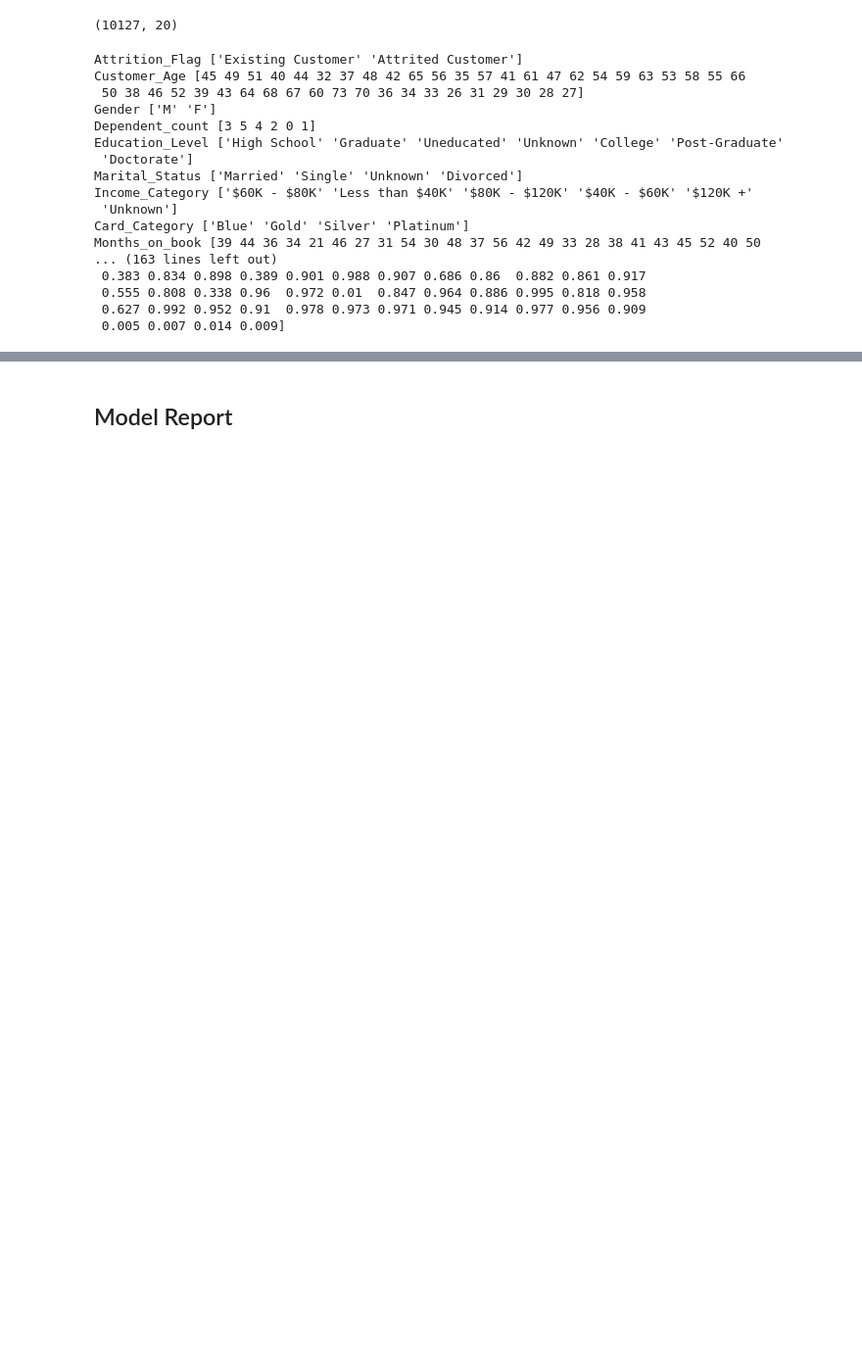
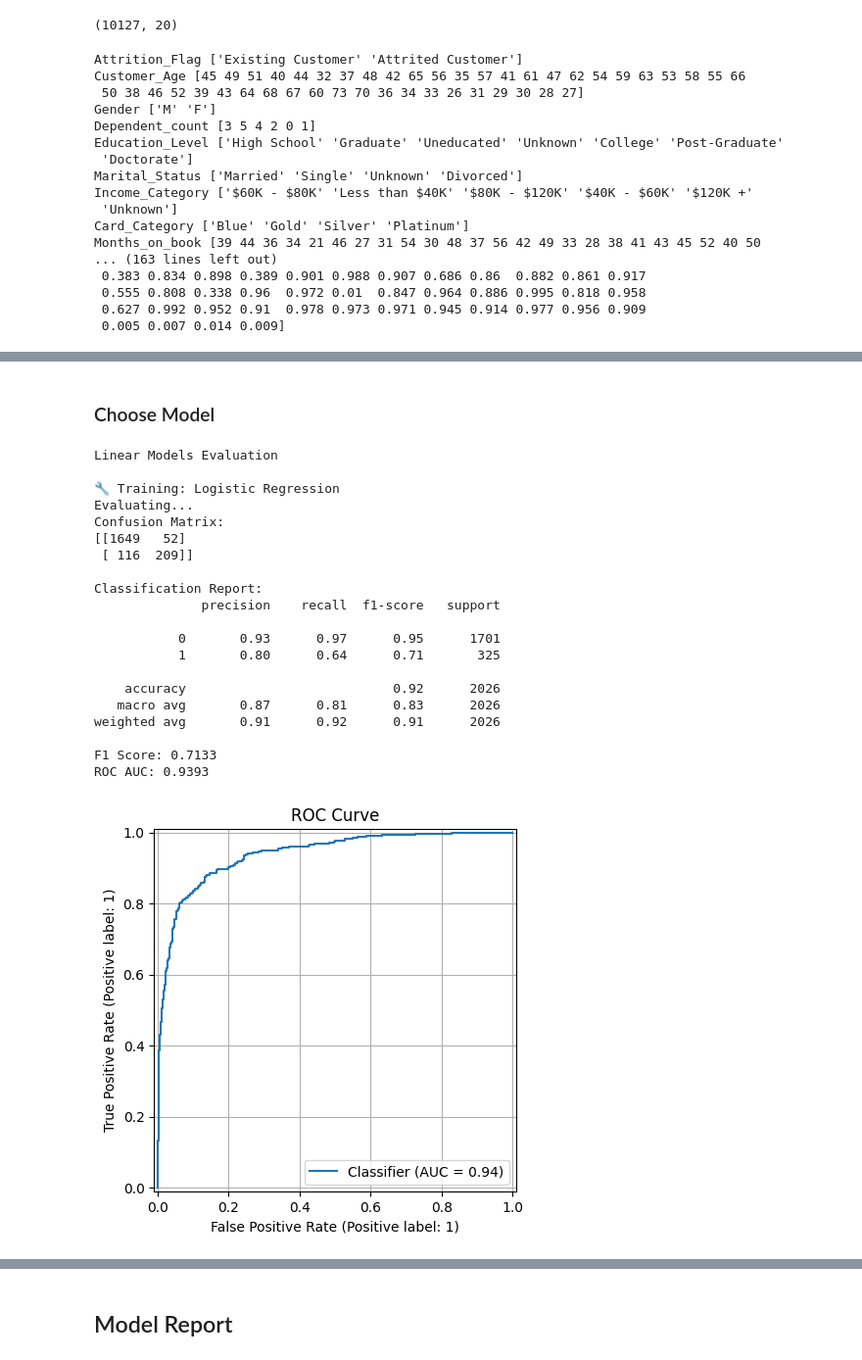
Before and after one commit to Amogh9341/Credit_Card_Churn, a Jupyter notebook: notebooks/Modelling.ipynb, the cells around one changed output, grey strips where cells are left out. Shown: that part at 98% size. Saved outputs shown, nothing was run; the diff lists cells and outputs as text; code cells hidden in the pictures; blank space fills up the shorter version.

Commit message:
done with modelling, this doesn't need scaler, but feature order not sorted yet

```diff
--- a/notebooks/Modelling.ipynb
+++ b/notebooks/Modelling.ipynb
@@ -216,0 +155,2 @@ LGBMClassifier(class_weight='balanced', learning_rate=0.05, n_estimators=200,
+# %%
+df.replace({'M':1,'F':0},inplace=True)
@@ -216,0 +291,8 @@ LGBMClassifier(class_weight='balanced', learning_rate=0.05, n_estimators=200,
+# %%
+X_train, X_test, y_train, y_test = train_test_split(X, y, stratify=y, test_size=0.2)
+# %%
+linear_preprocessor = ColumnTransformer([
+    ('ohe', OneHotEncoder(drop='first', handle_unknown='ignore'), one_hot_encode),
+    ('scaler', StandardScaler(), cols_to_scale),
+    ('drop', 'drop', cols_to_drop)
+])
@@ -216,0 +319,2 @@ LGBMClassifier(class_weight='balanced', learning_rate=0.05, n_estimators=200,
+# %% [markdown]
+### Choose Model
@@ -216,0 +359,57 @@ LGBMClassifier(class_weight='balanced', learning_rate=0.05, n_estimators=200,
+# %%
+def run_all_models_with_preprocessors(X_train, X_test, y_train, y_test, models, preprocessor):
+
+    results = {}
+
+    for name, model in models.items():
+        print(f"\n🔧 Training: {name}")
+
+        pipeline = Pipeline([
+            ('preprocessor', preprocessor),
+            ('model', model)
+        ])
+
+        pipeline.fit(X_train, y_train)
+
+        print("Evaluating...")
+        metrics = evaluate_model(pipeline, X_test, y_test)
+
+        results[name] = metrics
+
+    return pd.DataFrame(results).T.sort_values("F1 Score", ascending=False)
+# %%
+print("Linear Models Evaluation")
+linear_results = run_all_models_with_preprocessors(
+    X_train, X_test, y_train, y_test,
+    models=linear_models,
+    preprocessor=linear_preprocessor
+)
+
+print("\nTree-Based Models Evaluation")
+tree_results = run_all_models_with_preprocessors(
+    X_train, X_test, y_train, y_test,
+    models=tree_models,
+    preprocessor=tree_preprocessor
+)
+# %% [output]
+Linear Models Evaluation
+
+🔧 Training: Logistic Regression
+Evaluating...
+Confusion Matrix:
+[[1649   52]
+ [ 116  209]]
+
+Classification Report:
+              precision    recall  f1-score   support
+
+           0       0.93      0.97      0.95      1701
+           1       0.80      0.64      0.71       325
+
+    accuracy                           0.92      2026
+   macro avg       0.87      0.81      0.83      2026
+weighted avg       0.91      0.92      0.91      2026
+
+F1 Score: 0.7133
+ROC AUC: 0.9393
+[figure, added]
```
Also changed, not shown: parts of 54 cells of this notebook, 3 other files.
